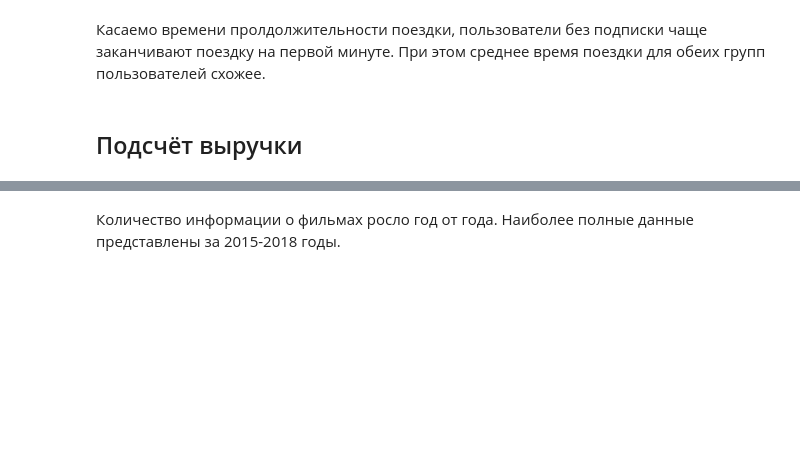
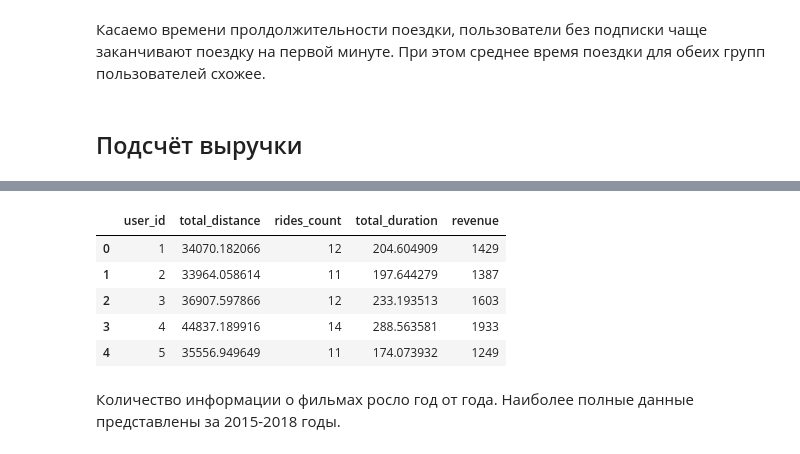
Before and after one commit to EvanderLatine/DS_Practicum, a Jupyter notebook: Scooters_Lease/Revenue_Optimization.ipynb, the cells around one changed output, grey strips where cells are left out. Cells and saved outputs as stored; diff of their text form; code cells hidden in the pictures; blank space fills up the shorter version.

Commit message:
feat: add aggregated df with revenue

```diff
--- a/Scooters_Lease/Revenue_Optimization.ipynb
+++ b/Scooters_Lease/Revenue_Optimization.ipynb
@@ -352,10 +345,10 @@ rides_frequencies(unsubscribed)
 # %% [markdown]
 ## Подсчёт выручки
 # %%
-user_stats = df.groupby('user_id').agg([
-    ('total_distance', 'distance', 'sum'),
-    ('rides_count', 'distance', 'count'),
-    ('total_duration', 'duration', 'sum')
-]).reset_index()
+user_stats = df.groupby("user_id").agg(
+    total_distance = ("distance", "sum"),
+    rides_count = ("distance", "count"),
+    total_duration = ("duration", "sum")
+).reset_index()
 user_stats.head()
 # %% [output]
@@ -363,3 +361,22 @@ ValueError: too many values to unpack (expected 2)
+# %%
+free = subscriptions[subscriptions["subscription_type"] == "free"].iloc[0]
+sub = subscriptions[subscriptions["subscription_type"] == "ultra"].iloc[0]
+
+def calculate_revenue(row):
+    if users[users["user_id"] == row["user_id"]].iloc[0]["subscription_type"] == "free":
+        return int(free["minute_price"] * math.ceil(row["total_duration"]) + free["start_ride_price"] * row["rides_count"] + free["subscription_fee"])
+    else:
+        return int(sub["minute_price"] * math.ceil(row["total_duration"]) + sub["start_ride_price"] * row["rides_count"] + sub["subscription_fee"])
+
+user_stats["revenue"] = user_stats.apply(calculate_revenue, axis=1)
+user_stats.head()
+# %% [output]
+|  | user_id | total_distance | rides_count | total_duration | revenue |
+| 0 | 1 | 34070.182066 | 12 | 204.604909 | 1429 |
+| 1 | 2 | 33964.058614 | 11 | 197.644279 | 1387 |
+| 2 | 3 | 36907.597866 | 12 | 233.193513 | 1603 |
+| 3 | 4 | 44837.189916 | 14 | 288.563581 | 1933 |
+| 4 | 5 | 35556.949649 | 11 | 174.073932 | 1249 |
 # %% [markdown]
 Количество информации о фильмах росло год от года. Наиболее полные данные представлены за 2015-2018 годы.
 # %% [markdown]
```
Also changed, not shown: parts of 4 cells of this notebook.
